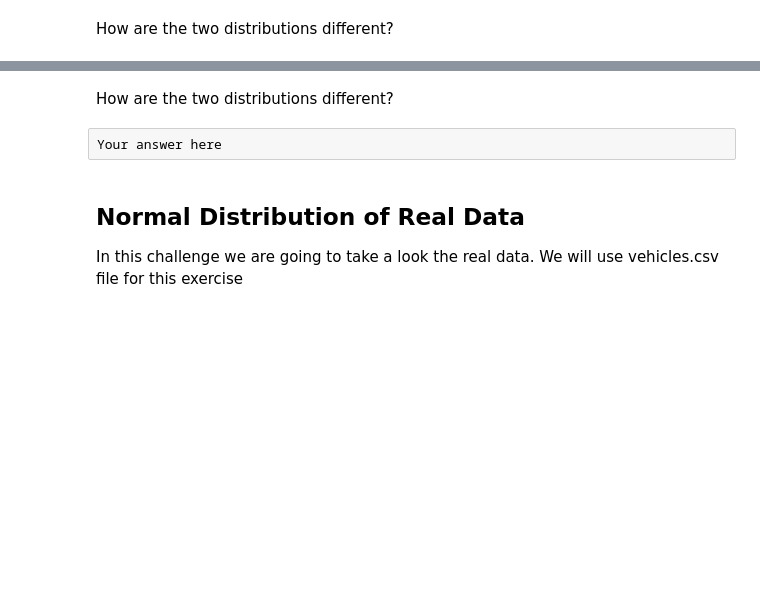
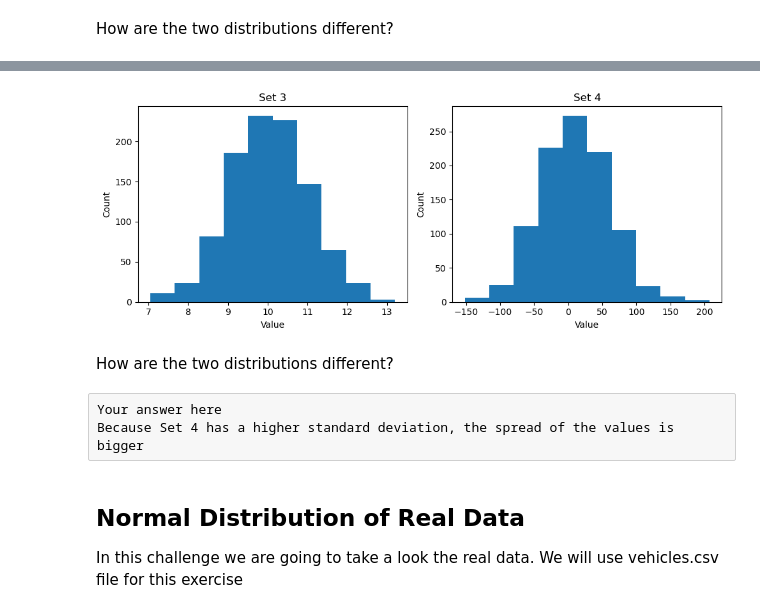
Before and after one commit to aitor-vergaramartin/lab-continuous-probability-distributions-en, a Jupyter notebook: your-code/main.ipynb, the cells around one changed output, grey strips where cells are left out. Saved outputs shown, nothing was run; the diff lists cells and outputs as text; code cells hidden in the pictures; blank space fills up the shorter version.

```diff
--- a/your-code/main.ipynb
+++ b/your-code/main.ipynb
@@ -81,7 +128,28 @@ from scipy.stats import norm
+# %%
+# your code here
+plt.figure(figsize=(10, 4))
+
+plt.subplot(1, 2, 1)
+plt.hist(set_3)
+plt.xlabel("Value")
+plt.ylabel("Count")
+plt.title("Set 3")
+
+plt.subplot(1, 2, 2)
+plt.hist(set_4)
+plt.xlabel("Value")
+plt.ylabel("Count")
+plt.title("Set 4")
+
+plt.tight_layout()
+plt.show()
+# %% [output]
+[figure, added]
 # %% [markdown]
 How are the two distributions different?
-# %% [raw]
-Your answer here
+# %% [raw]
+Your answer here
+Because Set 4 has a higher standard deviation, the spread of the values is bigger
 # %% [markdown]
 ## Normal Distribution of Real Data
 
```
Also changed, not shown: parts of 44 cells of this notebook.
